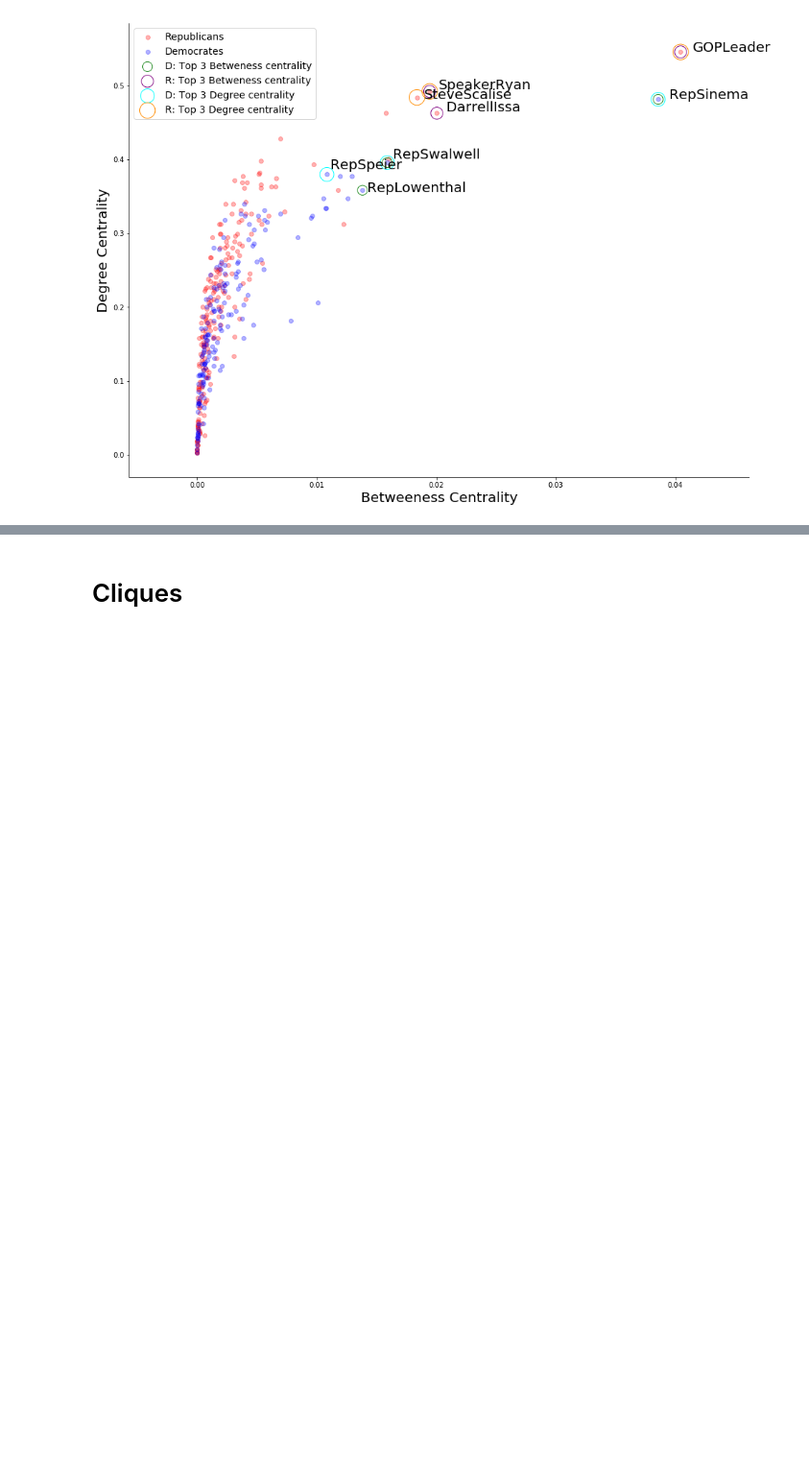
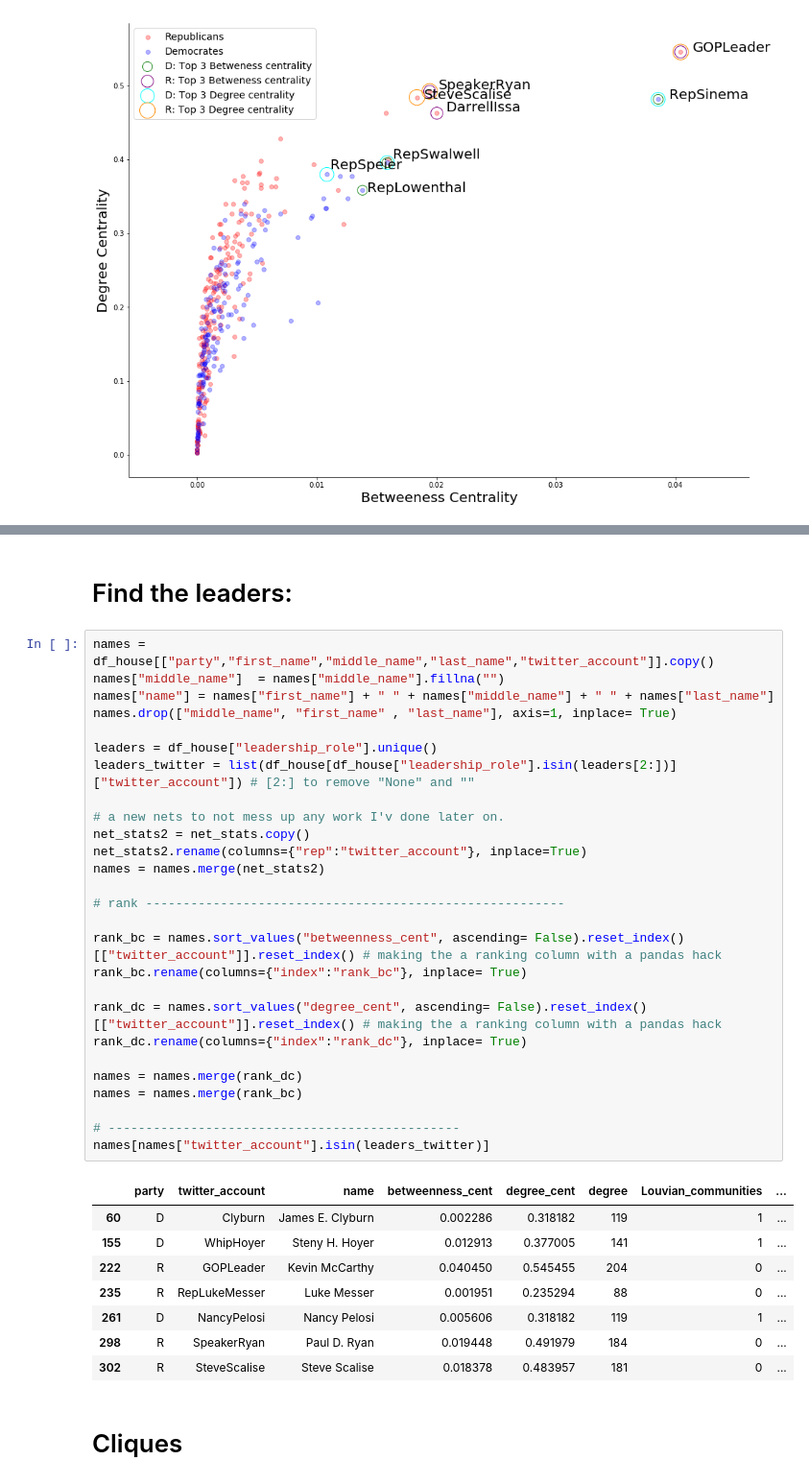
Before and after one commit to philippschmalen/Project_tsds, a Jupyter notebook: Simon/network_all_data.ipynb, the cells around one changed output, grey strips where cells are left out. Shown at 96% size. Drawn from its saved outputs; the diff is of its cells as text; blank space fills up the shorter version.

Commit message:
found the leaders and the bc and dc score

```diff
--- a/Simon/network_all_data.ipynb
+++ b/Simon/network_all_data.ipynb
@@ -410,3 +476,41 @@ plt.show()
+# %% [markdown]
+# Find the leaders:
+# %%
+names = df_house[["party","first_name","middle_name","last_name","twitter_account"]].copy()
+names["middle_name"]  = names["middle_name"].fillna("")
+names["name"] = names["first_name"] + " " + names["middle_name"] + " " + names["last_name"]
+names.drop(["middle_name", "first_name" , "last_name"], axis=1, inplace= True)
+
+leaders = df_house["leadership_role"].unique()
+leaders_twitter = list(df_house[df_house["leadership_role"].isin(leaders[2:])]["twitter_account"]) # [2:] to remove "None" and ""
+
+# a new nets to not mess up any work I'v done later on.
+net_stats2 = net_stats.copy()
+net_stats2.rename(columns={"rep":"twitter_account"}, inplace=True)
+names = names.merge(net_stats2)
+
+# rank --------------------------------------------------------
+
+rank_bc = names.sort_values("betweenness_cent", ascending= False).reset_index()[["twitter_account"]].reset_index() # making the a ranking column with a pandas hack
+rank_bc.rename(columns={"index":"rank_bc"}, inplace= True)
+
+rank_dc = names.sort_values("degree_cent", ascending= False).reset_index()[["twitter_account"]].reset_index() # making the a ranking column with a pandas hack
+rank_dc.rename(columns={"index":"rank_dc"}, inplace= True)
+
+names = names.merge(rank_dc)
+names = names.merge(rank_bc)
+
+# -----------------------------------------------
+names[names["twitter_account"].isin(leaders_twitter)]
+# %% [output]
+|  | party | twitter_account | name | betweenness_cent | degree_cent | degree | Louvian_communities | ... |
+| 60 | D | Clyburn | James E. Clyburn | 0.002286 | 0.318182 | 119 | 1 | ... |
+| 155 | D | WhipHoyer | Steny H. Hoyer | 0.012913 | 0.377005 | 141 | 1 | ... |
+| 222 | R | GOPLeader | Kevin McCarthy | 0.040450 | 0.545455 | 204 | 0 | ... |
+| 235 | R | RepLukeMesser | Luke Messer | 0.001951 | 0.235294 | 88 | 0 | ... |
+| 261 | D | NancyPelosi | Nancy Pelosi | 0.005606 | 0.318182 | 119 | 1 | ... |
+| 298 | R | SpeakerRyan | Paul D. Ryan | 0.019448 | 0.491979 | 184 | 0 | ... |
+| 302 | R | SteveScalise | Steve Scalise | 0.018378 | 0.483957 | 181 | 0 | ... |
 # %% [markdown]
 # Cliques
 # %%
```
Also changed, not shown: parts of 16 cells of this notebook.
